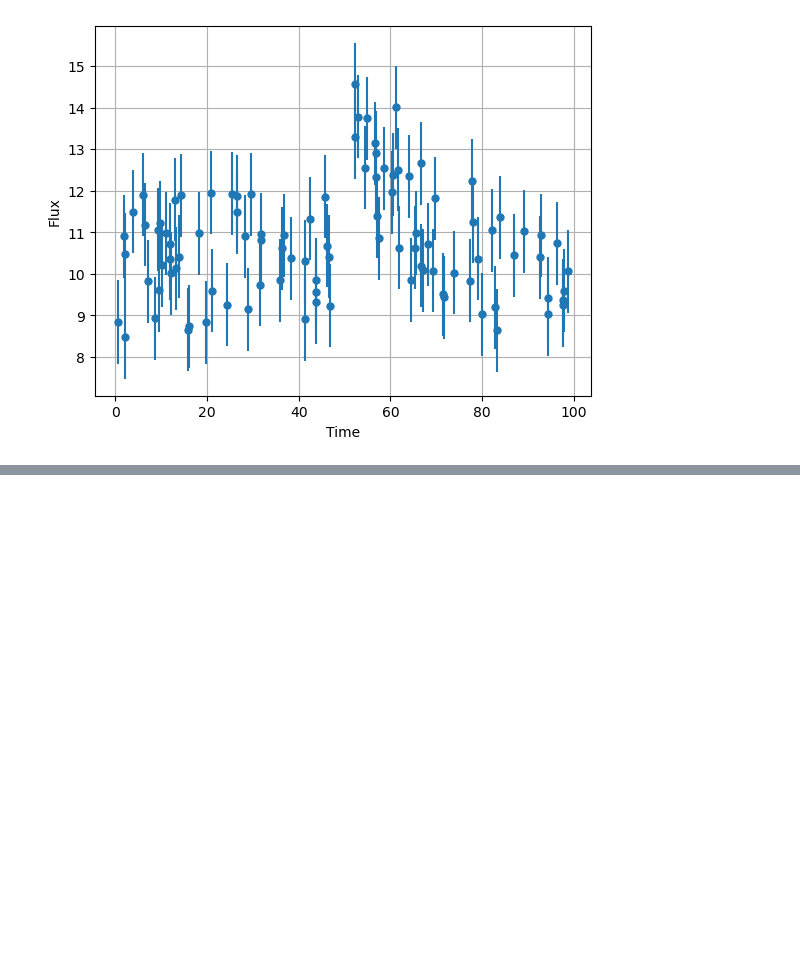
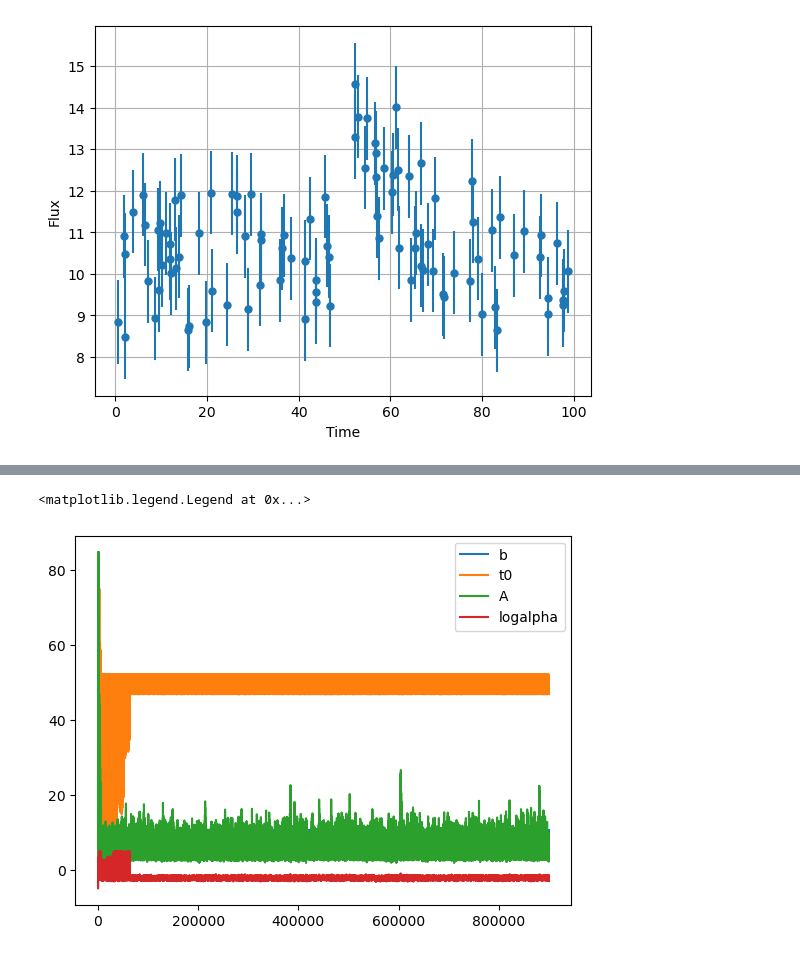
Before and after one commit to JacopoPerri/astrostatistics_bicocca_2026, a Jupyter notebook: working/transients.ipynb, the cells around one changed output, grey strips where cells are left out. Saved outputs shown, nothing was run; the diff lists cells and outputs as text; code cells hidden in the pictures; blank space fills up the shorter version.

Commit message:
first emcee calculation. burn and autocorrelation still to do

```diff
--- a/working/transients.ipynb
+++ b/working/transients.ipynb
@@ -29,13 +29,11 @@ def model(t, b, t0, A, alpha):
 
     return y
 # %%
-def lik(x, data, err):
+def log_lik(params, times, data, err):
+    b, t0, A, logalpha = params
+    alpha = np.exp(logalpha)
+    modely = model(times, b, t0, A, alpha)
 
-    init_lik = np.ones(len(x))
-
-    for i in range(len(data)):
-        this_lik = norm.pdf(x, data[i], err[i])
-        init_lik = init_lik * this_lik
-
-    return init_lik
+    loglik = -0.5 * np.sum(((data-modely) / err)**2 + np.log(2 * np.pi * err**2))
+    return loglik
 # %%
@@ -67,4 +68,14 @@ def log_post(x, data, err):
 # %%
-nsamp = 10000
+nsteps = 100000
 nparam = 4
-nwalkers = 5
+nwalkers = 9
+#burn = we'll see
+
+starting_guesses = np.zeros((nwalkers, nparam))
+starting_guesses[:, 0] = np.random.uniform(0, 50, nwalkers)
+starting_guesses[:, 1] = np.random.uniform(0, 50, nwalkers)
+starting_guesses[:, 2] = np.random.uniform(0, 100, nwalkers)
+starting_guesses[:, 3] = np.random.uniform(-5, 5, nwalkers)
+
+sampler = emcee.EnsembleSampler(nwalkers, nparam, log_post, args=[time, flux, errs])
+sampler.run_mcmc(starting_guesses, nsteps)
@@ -70,0 +100,13 @@ nwalkers = 5
+# %%
+sampler_trace = sampler.get_chain(flat=True)
+logprob = sampler.get_log_prob()
+
+fig, ax = plt.subplots()
+plt.plot(sampler_trace[:, 0], label='b')
+plt.plot(sampler_trace[:, 1], label='t0')
+plt.plot(sampler_trace[:, 2], label='A')
+plt.plot(sampler_trace[:, 3], label='logalpha')
+plt.legend()
+# %% [output]
+<matplotlib.legend.Legend at 0x...>
+[figure, added]
```
Also changed, not shown: parts of 4 cells of this notebook.
